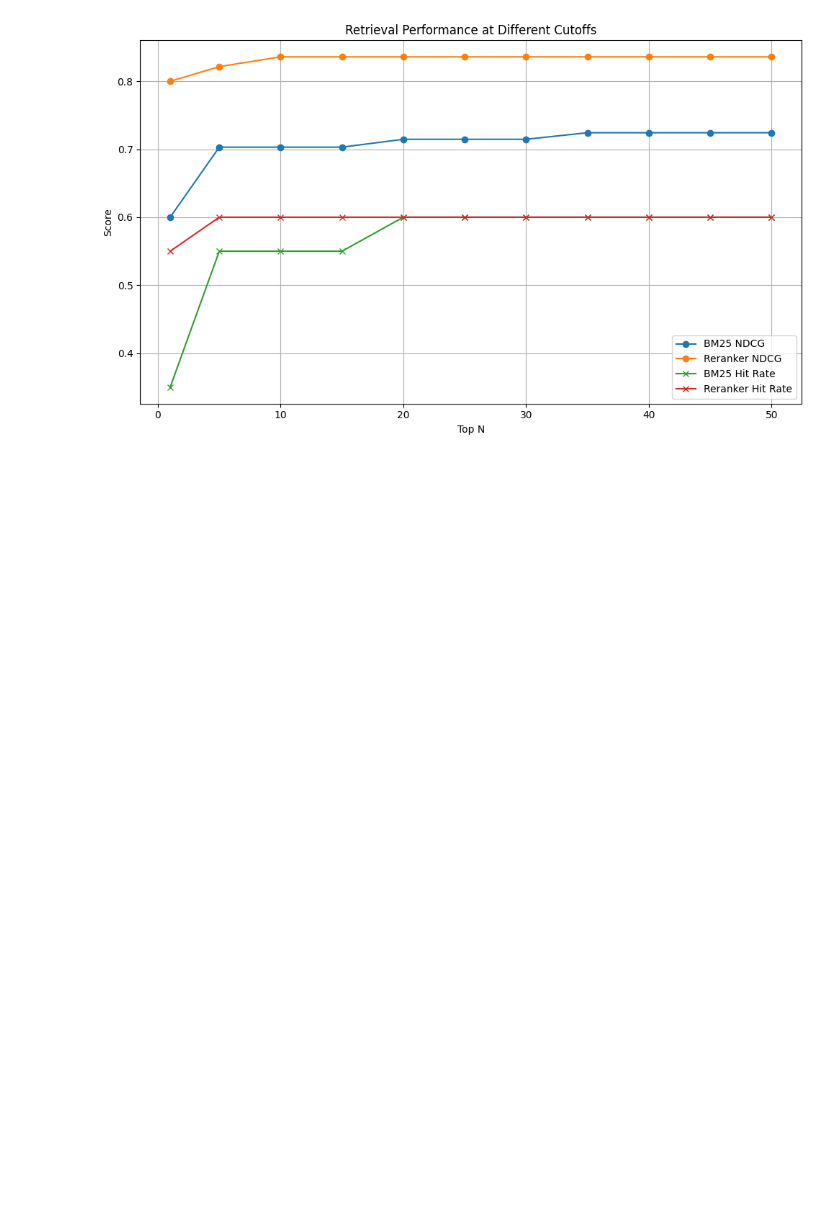
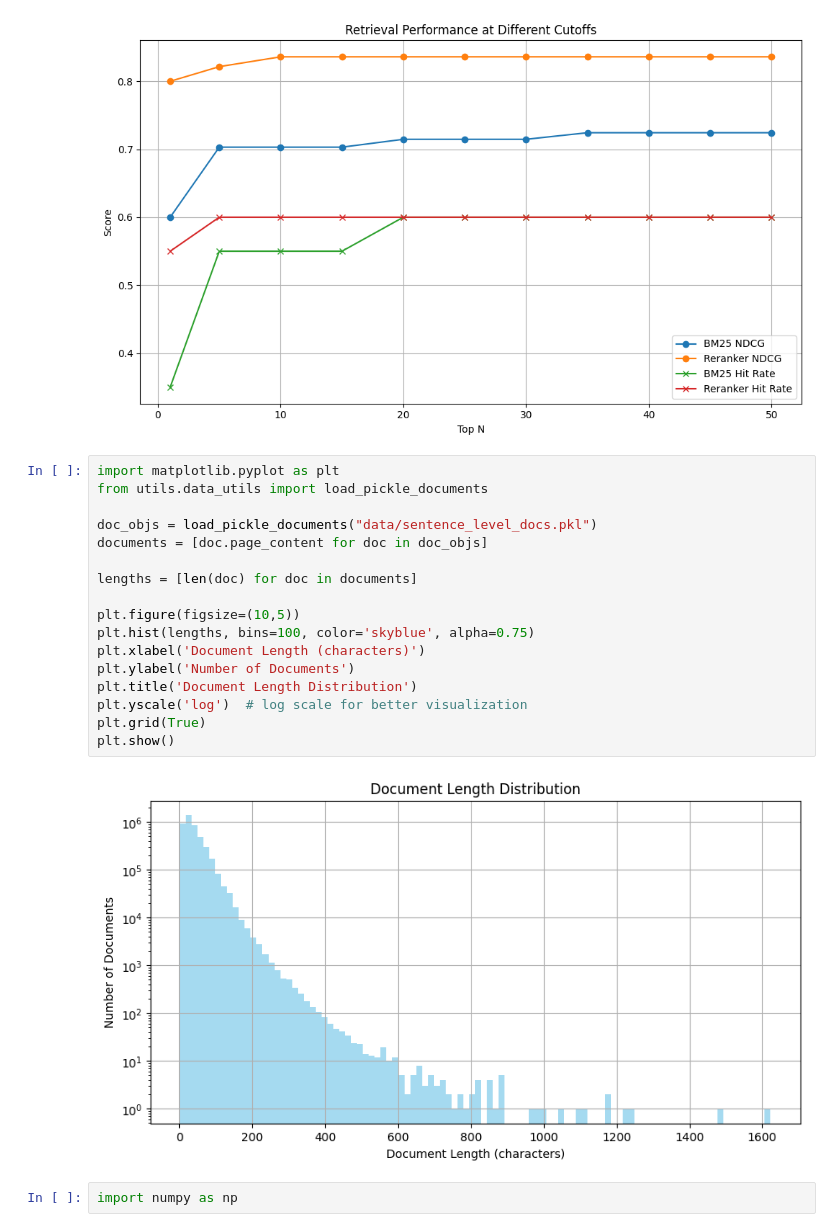
Before and after one commit to Polo-Marco/MassDocRetriever, a Jupyter notebook: visualize_result.ipynb, the cells around one changed output. Drawn from its saved outputs; the diff is of its cells as text; blank space fills up the shorter version.

```diff
--- a/visualize_result.ipynb
+++ b/visualize_result.ipynb
@@ -29,3 +29,24 @@ plt.tight_layout()
 plt.show()
 # %% [output]
 [figure]
+# %%
+import matplotlib.pyplot as plt
+from utils.data_utils import load_pickle_documents
+
+doc_objs = load_pickle_documents("data/sentence_level_docs.pkl")
+documents = [doc.page_content for doc in doc_objs]
+
+lengths = [len(doc) for doc in documents]
+
+plt.figure(figsize=(10,5))
+plt.hist(lengths, bins=100, color='skyblue', alpha=0.75)
+plt.xlabel('Document Length (characters)')
+plt.ylabel('Number of Documents')
+plt.title('Document Length Distribution')
+plt.yscale('log')  # log scale for better visualization
+plt.grid(True)
+plt.show()
+# %% [output]
+[figure, added]
+# %%
+import numpy as np
```
Also changed, not shown: parts of 4 cells of this notebook, 7 other files.
